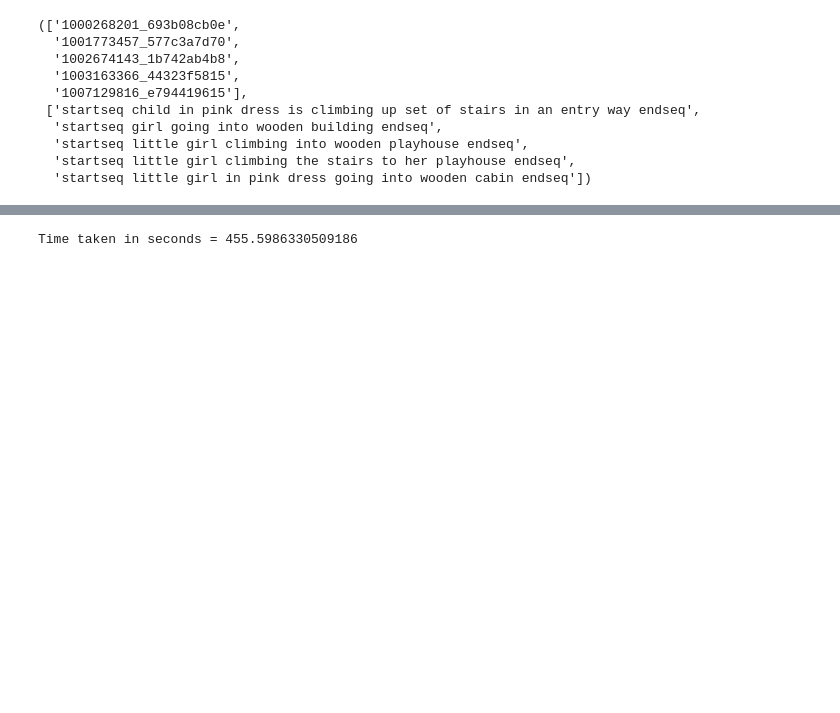
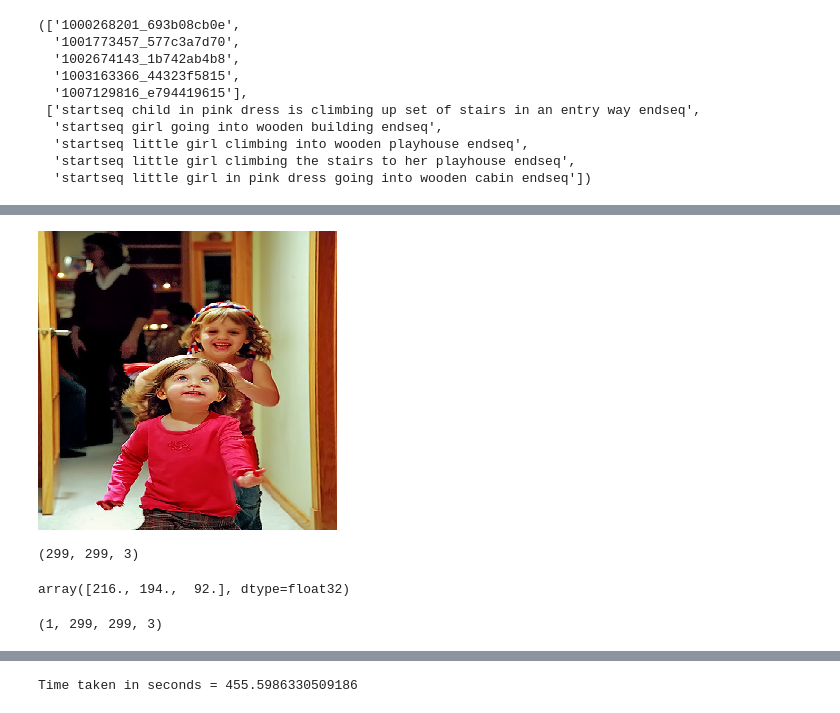
Before and after one commit to chirucodes/aiml, a Jupyter notebook: automatic_image_captioning/ImageCaptionGroup4_BaseLine.ipynb, the cells around one changed output, grey strips where cells are left out. Saved outputs shown, nothing was run; the diff lists cells and outputs as text; code cells hidden in the pictures; blank space fills up the shorter version.

```diff
--- a/automatic_image_captioning/ImageCaptionGroup4_BaseLine.ipynb
+++ b/automatic_image_captioning/ImageCaptionGroup4_BaseLine.ipynb
@@ -413,0 +421,2 @@ Downloading data from https://storage.googleapis.com/tensorflow/keras-applicatio
+# %%
+img_tmp = image.load_img(image_path_tmp, target_size=(299, 299))
@@ -413,0 +427,4 @@ Downloading data from https://storage.googleapis.com/tensorflow/keras-applicatio
+# %%
+img_tmp
+# %% [output]
+[figure, added]
@@ -413,0 +434,4 @@ Downloading data from https://storage.googleapis.com/tensorflow/keras-applicatio
+# %%
+x_tmp.shape
+# %% [output]
+(299, 299, 3)
@@ -413,0 +440,8 @@ Downloading data from https://storage.googleapis.com/tensorflow/keras-applicatio
+# %%
+x_tmp2[0][0][0]
+# %% [output]
+array([216., 194.,  92.], dtype=float32)
+# %%
+x_tmp2.shape
+# %% [output]
+(1, 299, 299, 3)
```
Also changed, not shown: parts of 21 cells of this notebook.
